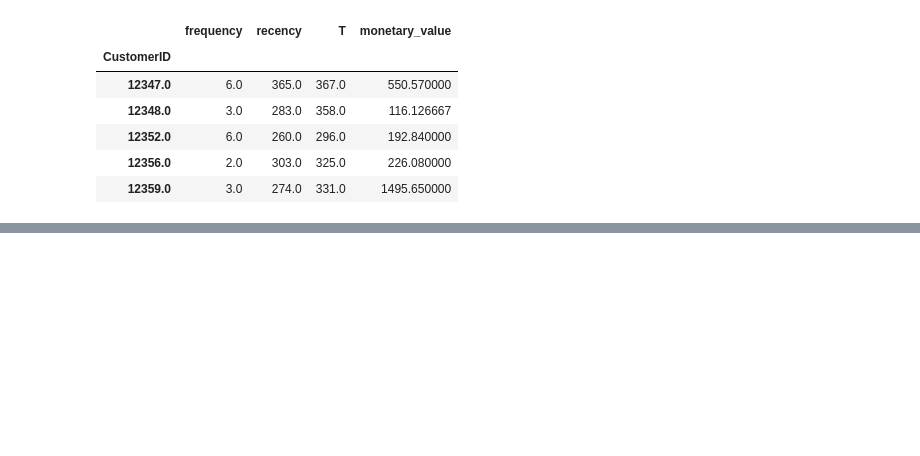
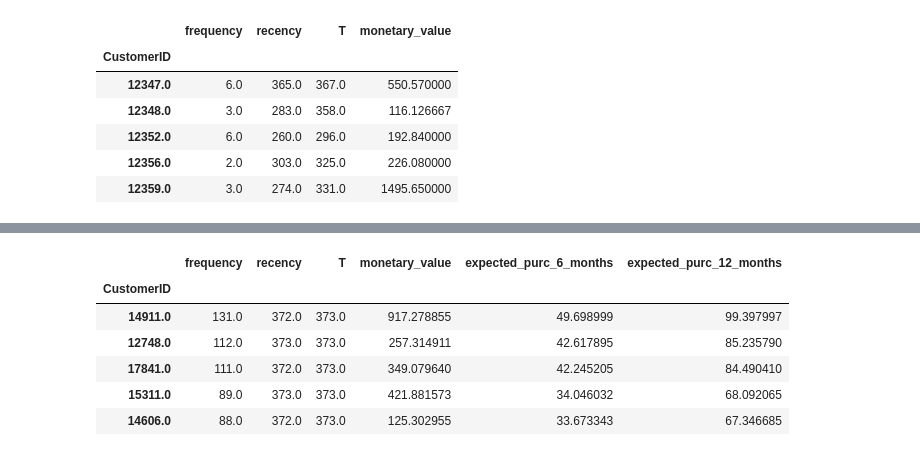
Before and after one commit to bishnuparajuli024/Customer-RFM-Segmentation, a Jupyter notebook: customer_segmentation_analysis.ipynb, the cells around one changed output, grey strips where cells are left out. Saved outputs shown, nothing was run; the diff lists cells and outputs as text; code cells hidden in the pictures; blank space fills up the shorter version.

```diff
--- a/customer_segmentation_analysis.ipynb
+++ b/customer_segmentation_analysis.ipynb
@@ -132,0 +199,12 @@ clv.head()
+# %%
+t = 360
+clv['expected_purc_12_months'] = bgf.conditional_expected_number_of_purchases_up_to_time(t, clv['frequency'], clv['recency'], clv['T'])
+clv.sort_values(by='expected_purc_12_months',ascending=False).head(5)
+# %% [output]
+|  | frequency | recency | T | monetary_value | expected_purc_6_months | expected_purc_12_months |
+| CustomerID |  |  |  |  |  |  |
+| 14911.0 | 131.0 | 372.0 | 373.0 | 917.278855 | 49.698999 | 99.397997 |
+| 12748.0 | 112.0 | 373.0 | 373.0 | 257.314911 | 42.617895 | 85.235790 |
+| 17841.0 | 111.0 | 372.0 | 373.0 | 349.079640 | 42.245205 | 84.490410 |
+| 15311.0 | 89.0 | 373.0 | 373.0 | 421.881573 | 34.046032 | 68.092065 |
+| 14606.0 | 88.0 | 372.0 | 373.0 | 125.302955 | 33.673343 | 67.346685 |
```
Also changed, not shown: parts of 16 cells of this notebook.
